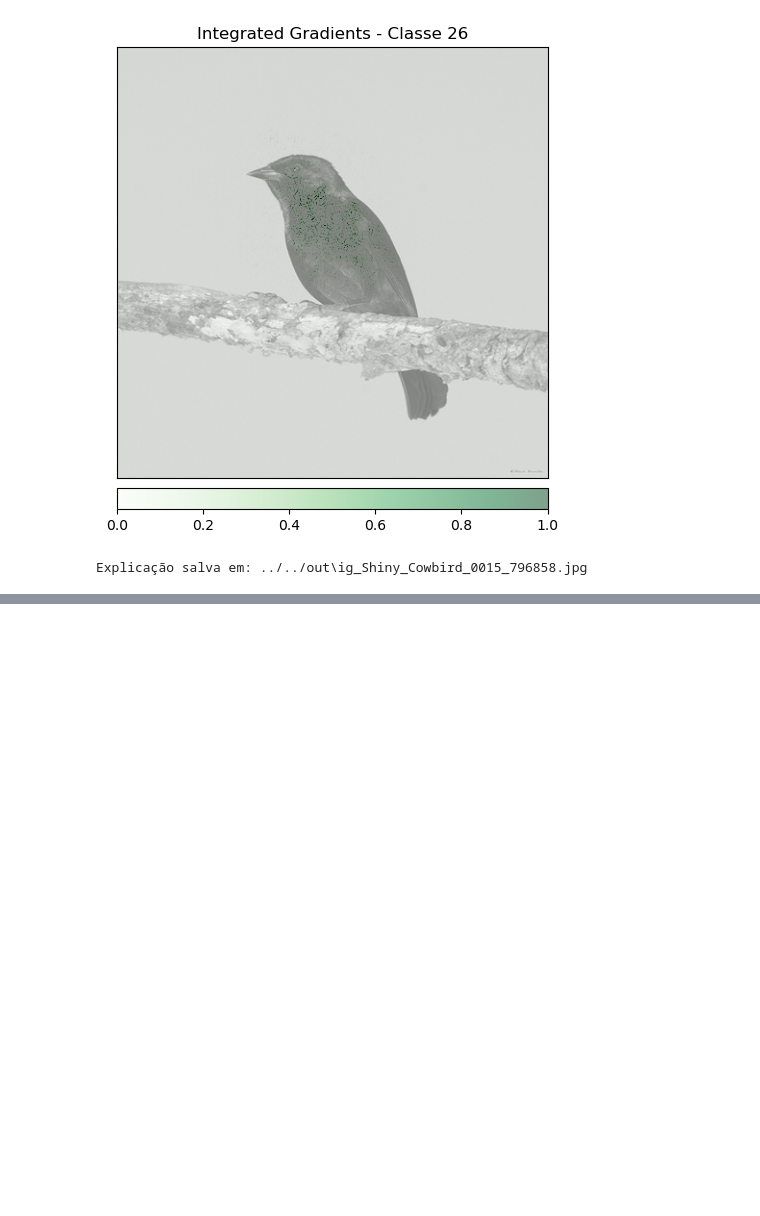
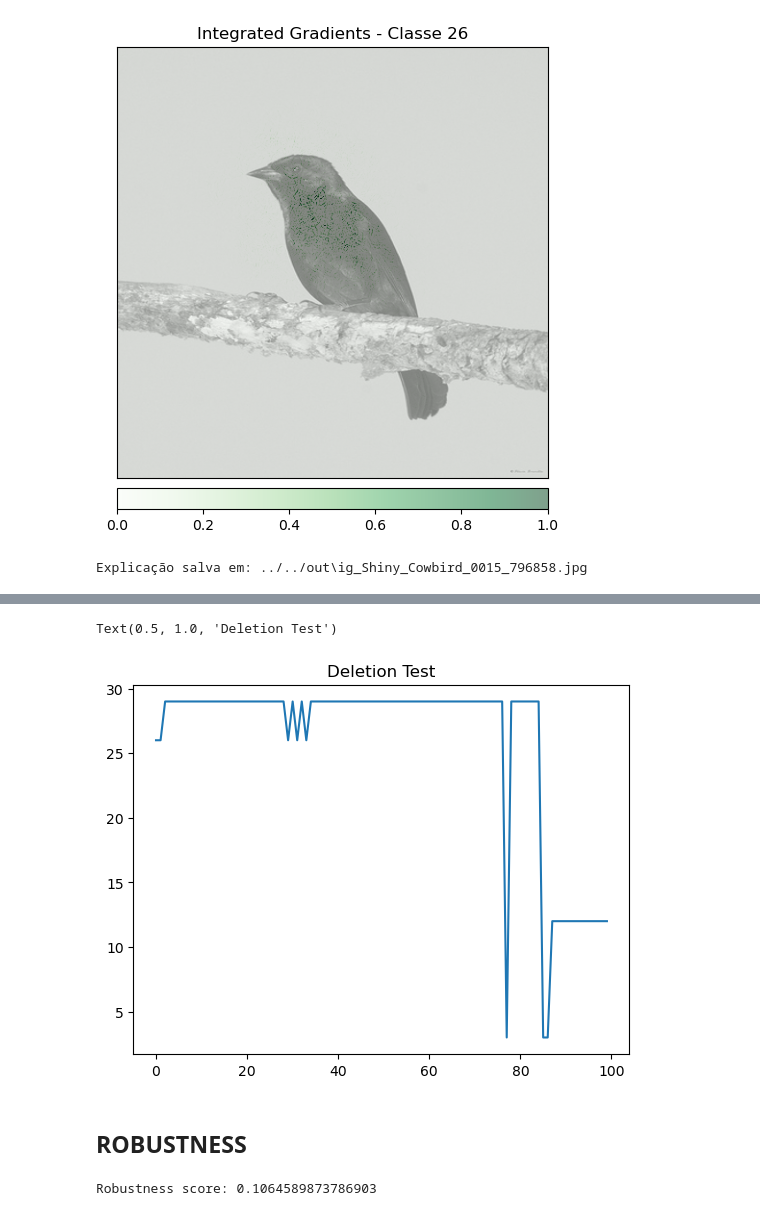
Before and after one commit to AraujoStreicher/explainability-benchmark, a Jupyter notebook: src/cub-200-2011/cub-integrated-gradients.ipynb, the cells around one changed output, grey strips where cells are left out. Cells and saved outputs as stored; diff of their text form; code cells hidden in the pictures; blank space fills up the shorter version.

```diff
--- a/src/cub-200-2011/cub-integrated-gradients.ipynb
+++ b/src/cub-200-2011/cub-integrated-gradients.ipynb
@@ -109,0 +143,8 @@ Explicação salva em: ../../out\ig_Shiny_Cowbird_0015_796858.jpg
+# %%
+plt.plot(predictions)
+plt.title('Deletion Test')
+# %% [output]
+Text(0.5, 1.0, 'Deletion Test')
+[figure, added]
+# %% [markdown]
+## ROBUSTNESS
@@ -109,0 +154,6 @@ Explicação salva em: ../../out\ig_Shiny_Cowbird_0015_796858.jpg
+# %%
+from cub_eval import robustness_test
+robustness_score = robustness_test(model, 'IG', input_tensor, ig.attribute)
+print(f"Robustness score: {robustness_score}")
+# %% [output]
+Robustness score: 0.1064589873786903
```
Also changed, not shown: parts of 5 cells of this notebook, 8 other files.
